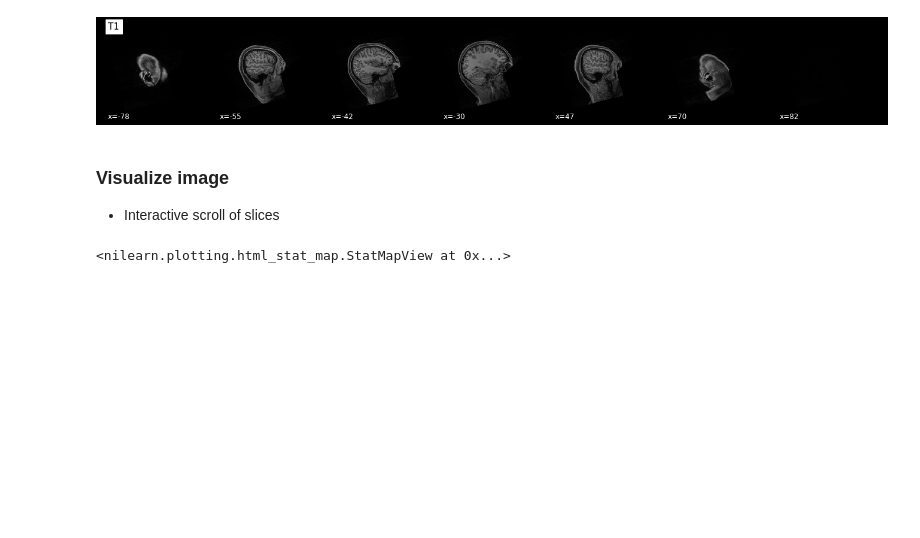
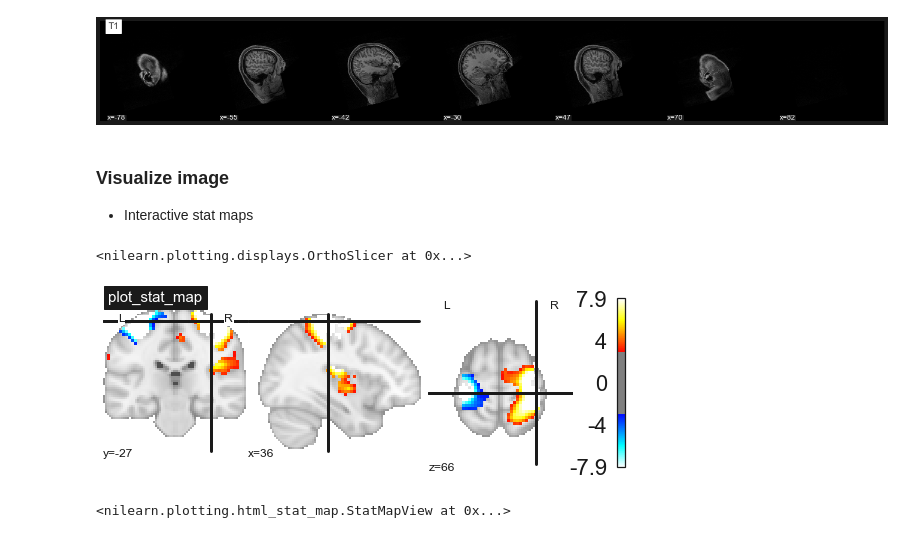
Before and after one commit to fishtree-attempt/SDC-BIDS-sMRI, a Jupyter notebook: code/1_sMRI_modalities.ipynb, the cells around one changed output. Saved outputs shown, nothing was run; the diff lists cells and outputs as text; code cells hidden in the pictures; blank space fills up the shorter version.

```diff
--- a/code/1_sMRI_modalities.ipynb
+++ b/code/1_sMRI_modalities.ipynb
@@ -169,5 +162,18 @@ plotting.plot_anat(T1_filename, title="T1", display_mode='x', vmax=500)
 [figure]
 # %% [markdown]
 ### Visualize image
- - Interactive scroll of slices
+ - Interactive stat maps
+# %%
+# one motor contrast map from NeuroVault
+motor_images = datasets.fetch_neurovault_motor_task()
+stat_img = motor_images.images[0]
+
+# Visualizing t-map image on EPI template with manual
+# positioning of coordinates using cut_coords given as a list
+plotting.plot_stat_map(stat_img,
+                       threshold=3, title="plot_stat_map",
+                       cut_coords=[36, -27, 66])
+# %% [output]
+<nilearn.plotting.displays.OrthoSlicer at 0x...>
+[figure, added]
 # %%
```
Also changed, not shown: parts of 11 cells of this notebook, 43 other files.
